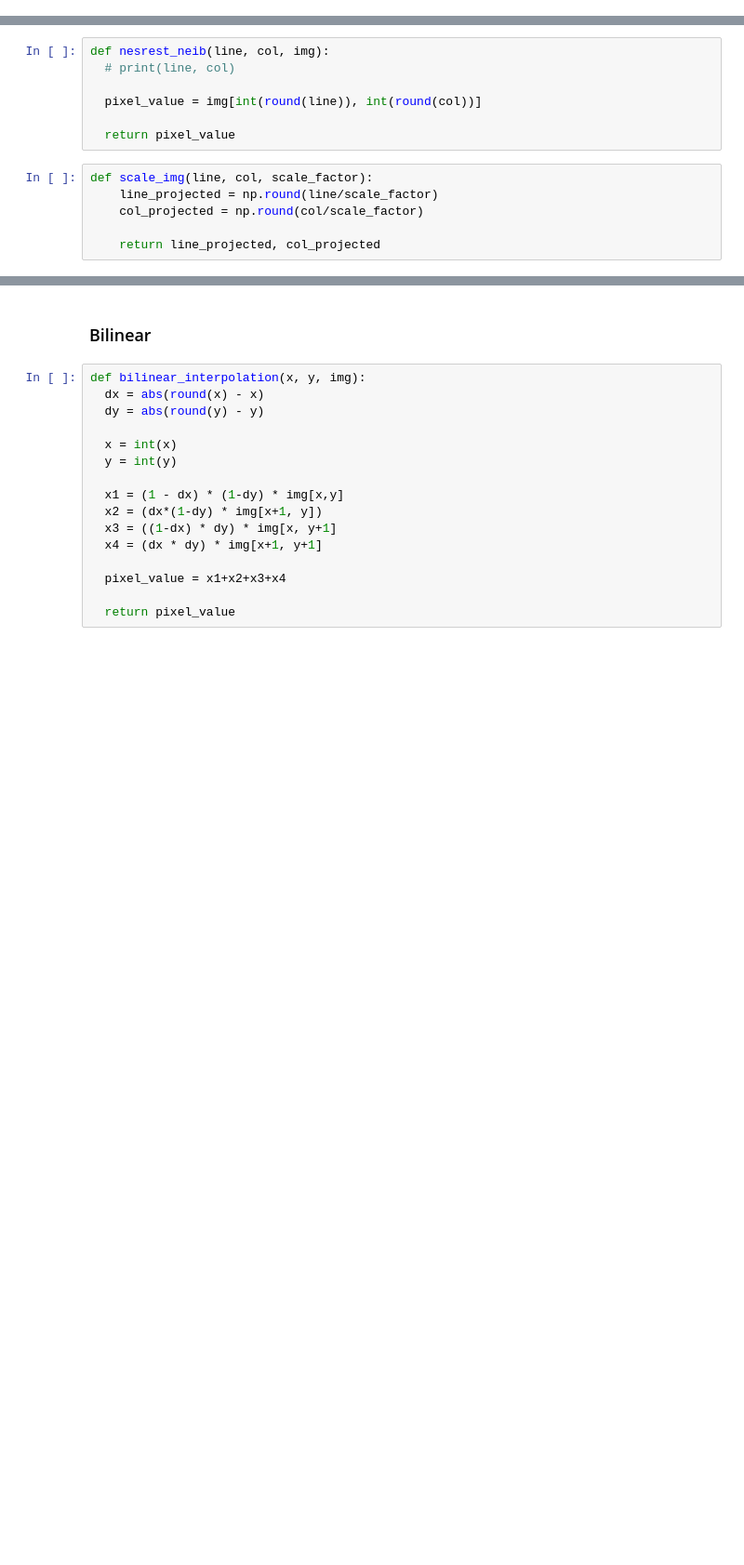
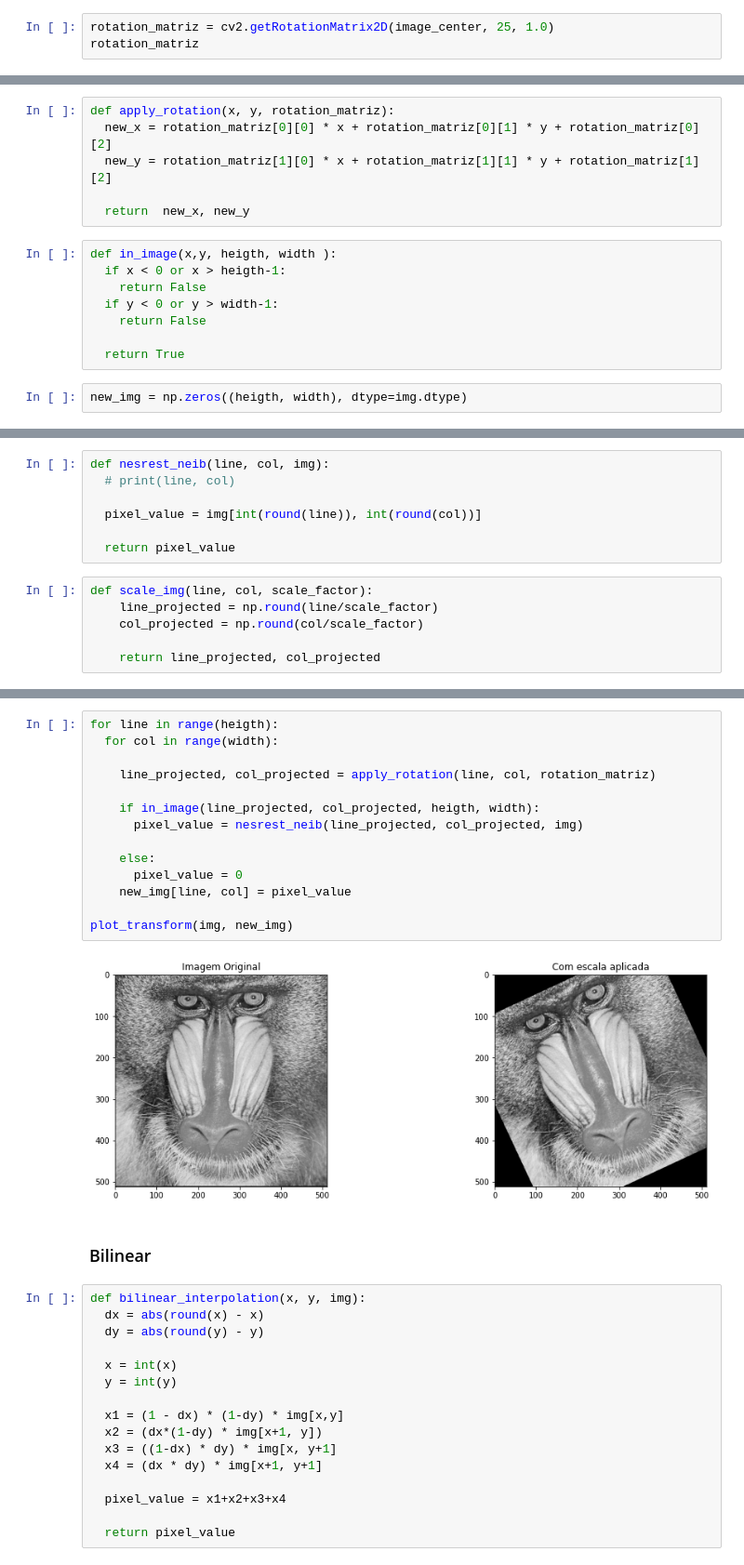
Before and after one commit to lstival/mo443, a Jupyter notebook: T4/T4_MO443.ipynb, the cells around one changed output, grey strips where cells are left out. Shown at 93% size. Cells and saved outputs as stored; diff of their text form; blank space fills up the shorter version.

```diff
--- a/T4/T4_MO443.ipynb
+++ b/T4/T4_MO443.ipynb
@@ -90,0 +97,3 @@ get_persp_points([1, 2], matrix2)
+# %%
+rotation_matriz = cv2.getRotationMatrix2D(image_center, 25, 1.0)
+rotation_matriz
@@ -91,3 +103,19 @@ get_persp_points([1, 2], matrix2)
+# %%
+def apply_rotation(x, y, rotation_matriz):
+  new_x = rotation_matriz[0][0] * x + rotation_matriz[0][1] * y + rotation_matriz[0][2]
+  new_y = rotation_matriz[1][0] * x + rotation_matriz[1][1] * y + rotation_matriz[1][2]
+
+  return  new_x, new_y
+# %%
+def in_image(x,y, heigth, width ):
+  if x < 0 or x > heigth-1:
+    return False
+  if y < 0 or y > width-1:
+    return False
+
+  return True
+# %%
+new_img = np.zeros((heigth, width), dtype=img.dtype)
 # %% [markdown]
 ## Parâmetros para as transformações
 # %%
@@ -148,3 +178,19 @@ plot_transform(img, neib_img)
+# %%
+for line in range(heigth):
+  for col in range(width):
+
+    line_projected, col_projected = apply_rotation(line, col, rotation_matriz)
+
+    if in_image(line_projected, col_projected, heigth, width):
+      pixel_value = nesrest_neib(line_projected, col_projected, img)
+
+    else:
+      pixel_value = 0
+    new_img[line, col] = pixel_value
+
+plot_transform(img, new_img)
+# %% [output]
+[figure, added]
 # %% [markdown]
 ### Bilinear
 # %%
```
Also changed, not shown: parts of 9 cells of this notebook.
